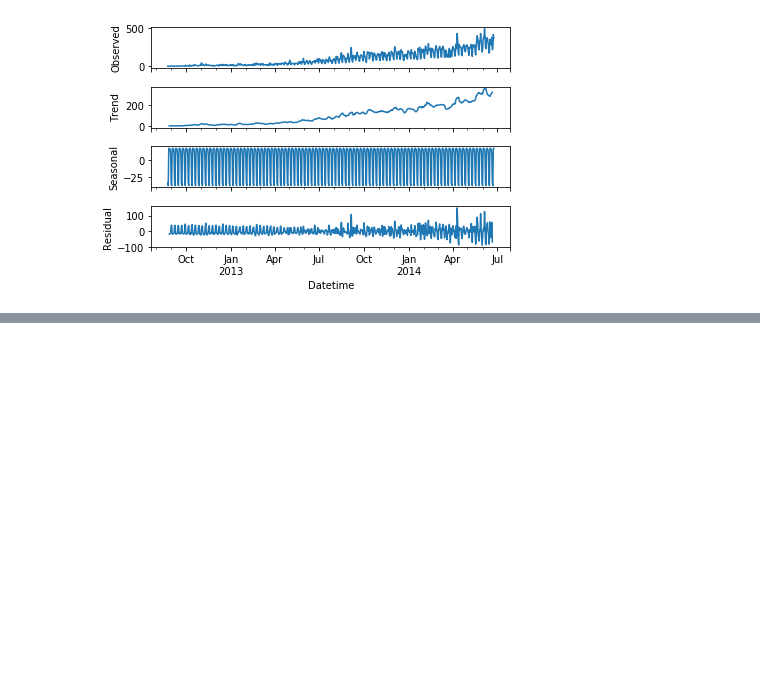
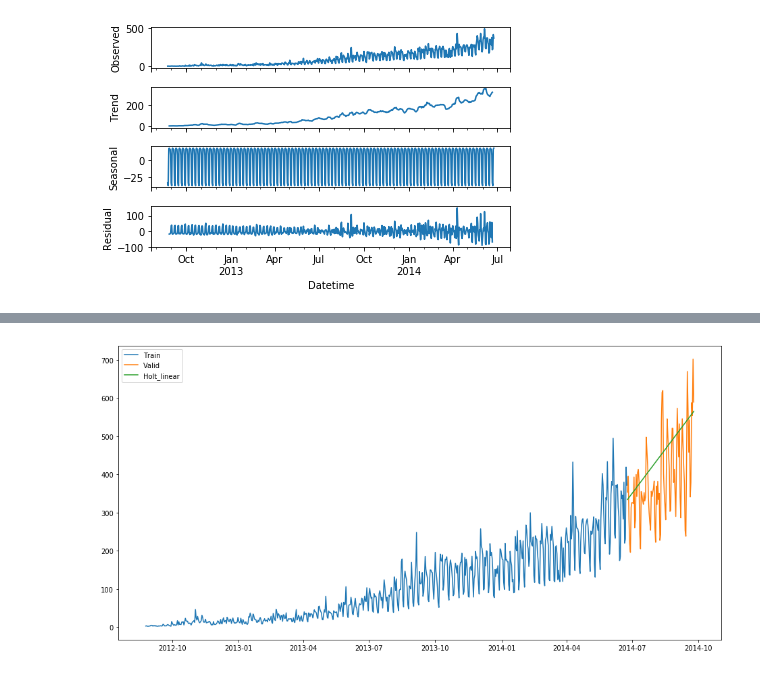
Before and after one commit to In-finite/TimeSeries, a Jupyter notebook: First_step_to_understand_data.ipynb, the cells around one changed output, grey strips where cells are left out. Drawn from its saved outputs; the diff is of its cells as text; code cells hidden in the pictures; blank space fills up the shorter version.

```diff
--- a/First_step_to_understand_data.ipynb
+++ b/First_step_to_understand_data.ipynb
@@ -388,0 +400,14 @@ plt.show()
+# %%
+y_hat_avg = valid.copy()
+
+fit1 = Holt(np.asarray(Train['Count'])).fit(smoothing_level = 0.3,smoothing_slope = 0.1)
+y_hat_avg['Holt_linear'] = fit1.forecast(len(valid))
+
+plt.figure(figsize=(16,8))
+plt.plot(Train['Count'], label='Train')
+plt.plot(valid['Count'], label='Valid')
+plt.plot(y_hat_avg['Holt_linear'], label='Holt_linear')
+plt.legend(loc='best')
+plt.show()
+# %% [output]
+[figure, added]
```
Also changed, not shown: parts of 1 cell of this notebook.
